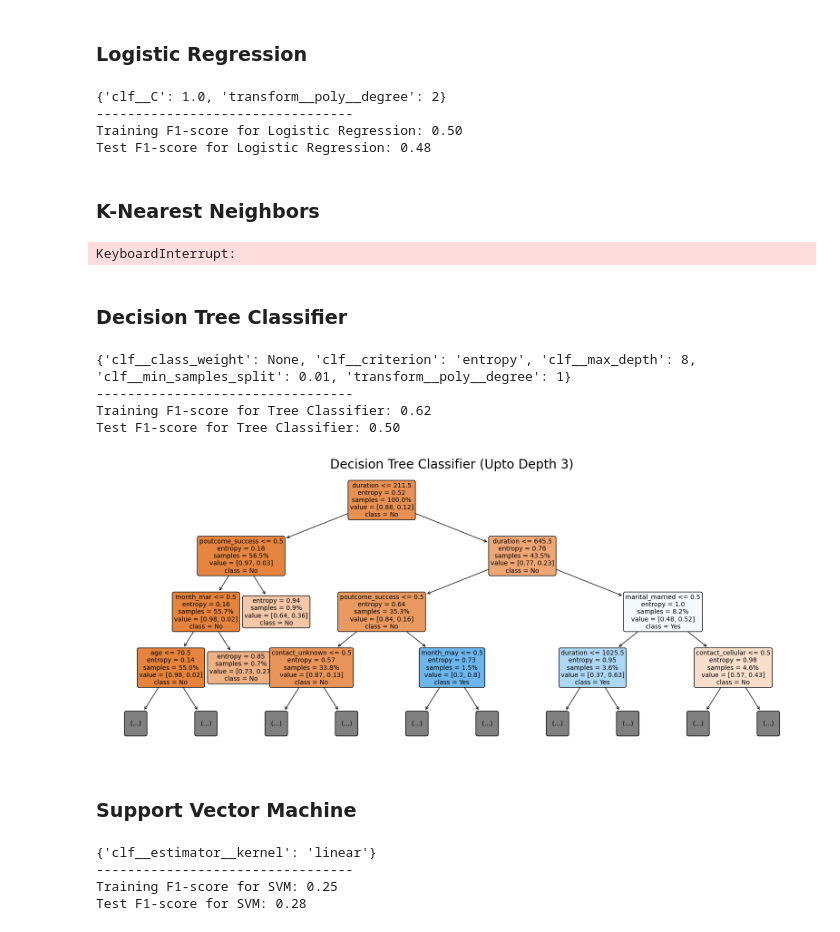
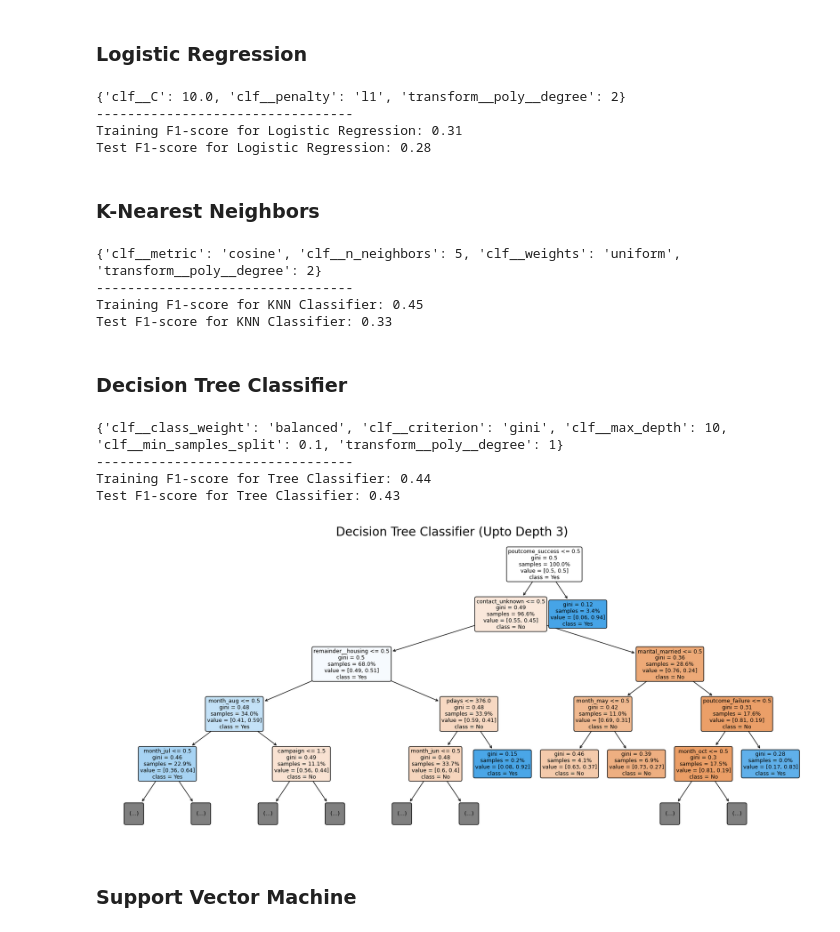
Before and after one commit to garimasc/bank_marketing, a Jupyter notebook: evaluate_classification.ipynb, the cells around one changed output. Saved outputs shown, nothing was run; the diff lists cells and outputs as text; code cells hidden in the pictures.

Commit message:
train all full data. remove duration as a feature

```diff
--- a/evaluate_classification.ipynb
+++ b/evaluate_classification.ipynb
@@ -50,14 +50,16 @@ cat_features= ['job', 'marital', 'education', 'contact', 'poutcome', 'month']
 binary_features = ['default', 'housing', 'loan']
 num_features = np.setdiff1d(data.columns, np.union1d(cat_features, binary_features)).tolist()
 num_features.remove('y')
+num_features.remove('duration')
 
 target= 'y'
 features = np.setdiff1d(data.columns, target).tolist()
+features.remove('duration') # remove duration since nnot known before the call. does not influence targeting strategy.
 data[target] = (data[target] == 'yes').astype(int)
 
 data[binary_features] = (data[binary_features] == "yes").astype(int)
 col_transform = ColumnTransformer([
-    ('oe', OneHotEncoder(drop= 'if_binary'), cat_features),
+    ('oe', OneHotEncoder(drop= 'if_binary', handle_unknown= 'ignore'), cat_features),
     ('poly', PolynomialFeatures(degree= 1), num_features)], remainder = 'passthrough')
 # %%
 X_train, X_test, y_train, y_test = train_test_split(data[features], data[target], train_size= int(2e4), shuffle= True,
@@ -70,7 +72,7 @@ logreg_pipe = Pipeline([
     ('clf', LogisticRegression(penalty= 'l1', solver= 'liblinear'))
 ])
 
-param_grid = {'clf__C': [1/(10**pp) for pp in range(-2,3)],
+param_grid = {'clf__C': [1/(10**pp) for pp in range(-2,3)],'clf__penalty': ['l1','l2'], 'clf__balanced': [None, 'balanced'],
               'transform__poly__degree': range(1,3)}
 logreg_grid = GridSearchCV(logreg_pipe, param_grid= param_grid, cv= 5, scoring= 'f1').fit(X_train, y_train)
 
@@ -82,10 +84,10 @@ print("---------------------------------")
 print(f"Training F1-score for Logistic Regression: {logreg_grid.score(X_train, y_train):0.2f}")
 print(f"Test F1-score for Logistic Regression: {logreg_grid.score(X_test, y_test):0.2f}")
 # %% [output]
-{'clf__C': 1.0, 'transform__poly__degree': 2}
+{'clf__C': 10.0, 'clf__penalty': 'l1', 'transform__poly__degree': 2}
 ---------------------------------
-Training F1-score for Logistic Regression: 0.50
-Test F1-score for Logistic Regression: 0.48
+Training F1-score for Logistic Regression: 0.31
+Test F1-score for Logistic Regression: 0.28
 # %% [markdown]
 ### K-Nearest Neighbors
 # %%
@@ -107,7 +109,10 @@ print("---------------------------------")
 print(f"Training F1-score for KNN Classifier: {knn_grid.score(X_train, y_train):0.2f}")
 print(f"Test F1-score for KNN Classifier: {knn_grid.score(X_test, y_test):0.2f}")
 # %% [output]
-KeyboardInterrupt:
+{'clf__metric': 'cosine', 'clf__n_neighbors': 5, 'clf__weights': 'uniform', 'transform__poly__degree': 2}
+---------------------------------
+Training F1-score for KNN Classifier: 0.45
+Test F1-score for KNN Classifier: 0.33
 # %% [markdown]
 ### Decision Tree Classifier
 # %%
@@ -130,27 +135,27 @@ print("---------------------------------")
 print(f"Training F1-score for Tree Classifier: {tree_grid.score(X_train, y_train):0.2f}")
 print(f"Test F1-score for Tree Classifier: {tree_grid.score(X_test, y_test):0.2f}")
 # %% [output]
-{'clf__class_weight': None, 'clf__criterion': 'entropy', 'clf__max_depth': 8, 'clf__min_samples_split': 0.01, 'transform__poly__degree': 1}
+{'clf__class_weight': 'balanced', 'clf__criterion': 'gini', 'clf__max_depth': 10, 'clf__min_samples_split': 0.1, 'transform__poly__degree': 1}
 ---------------------------------
-Training F1-score for Tree Classifier: 0.62
-Test F1-score for Tree Classifier: 0.50
+Training F1-score for Tree Classifier: 0.44
+Test F1-score for Tree Classifier: 0.43
 # %%
 feature_names = tree_grid.best_estimator_[:-1].get_feature_names_out()
 feature_names = [ss.replace('poly__','').replace('oe__','') for ss in feature_names]
-plt.figure(figsize= (20,8))
+plt.figure(figsize= (21,9))
 plot_tree(tree_grid.best_estimator_[-1], feature_names= feature_names, rounded= True, class_names= ['No', 'Yes'],
-           filled= True, max_depth= 3, fontsize= 10, precision= 2, proportion= True);
+           filled= True, max_depth= 4, fontsize= 9, precision= 2, proportion= True);
 plt.title("Decision Tree Classifier (Upto Depth 3)", fontsize= 20);
 plt.savefig("tree.png")
 # %% [output]
-[figure, old version]
+[figure, new version]
 # %% [markdown]
 ### Support Vector Machine
 # %%
 svm_pipe = Pipeline([
     ('transform', col_transform),
-    ('selector', RFE(LogisticRegression(), n_features_to_select= 42)),
-    ('clf', BaggingClassifier(estimator=SVC(), max_samples= 1000, n_estimators= 10))
+    # ('selector', RFE(LogisticRegression(), n_features_to_select= 43)),
+    ('clf', BaggingClassifier(estimator=SVC(), max_samples= 500, n_estimators= 10))
     # ('clf', SVC())
 ])
 
@@ -164,11 +169,6 @@ print("---------------------------------")
 
 print(f"Training F1-score for SVM: {svm_grid.score(X_train, y_train):0.2f}")
 print(f"Test F1-score for SVM: {svm_grid.score(X_test, y_test):0.2f}")
-# %% [output]
-{'clf__estimator__kernel': 'linear'}
----------------------------------
-Training F1-score for SVM: 0.25
-Test F1-score for SVM: 0.28
 # %%
 colors = sns.color_palette('rocket')
 
```
Also changed, not shown: parts of 2 cells of this notebook, 3 other files.
